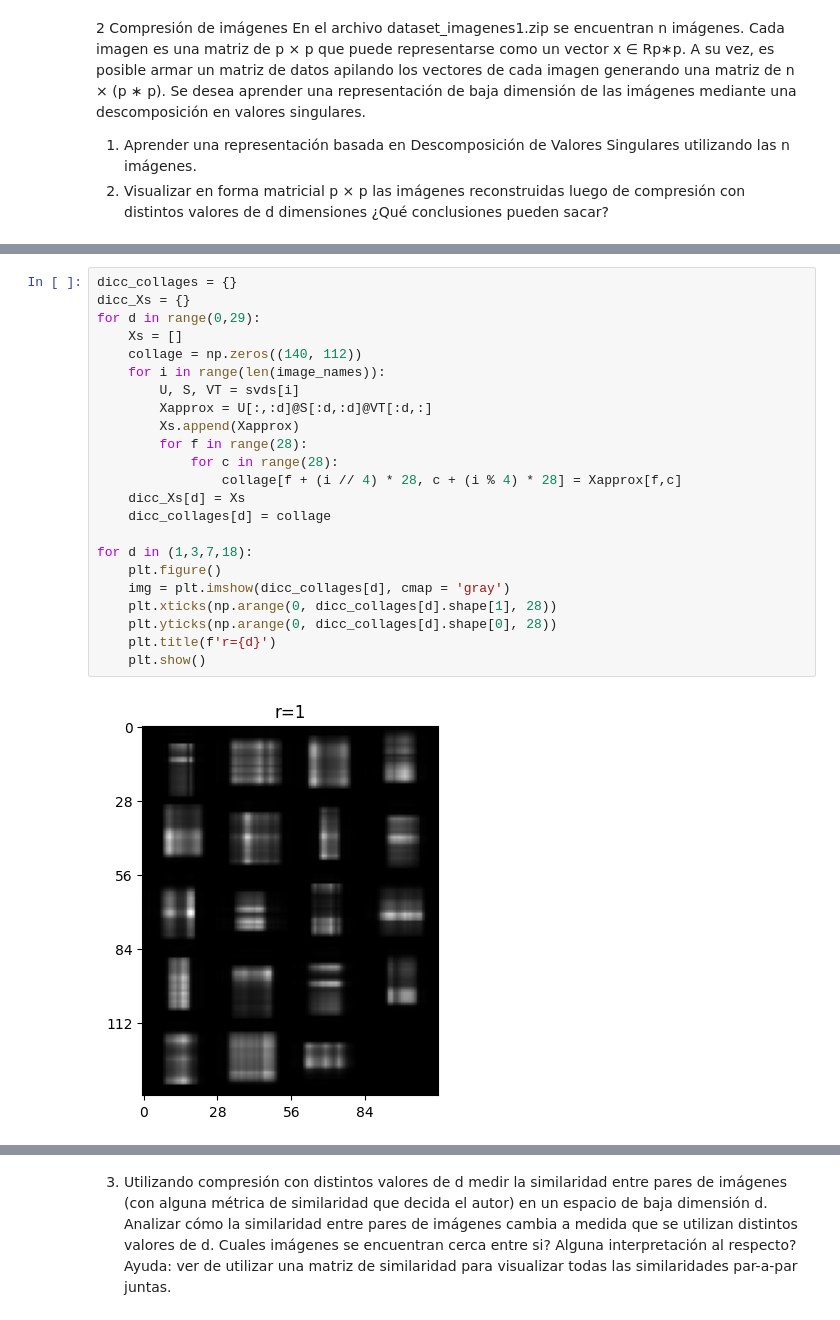
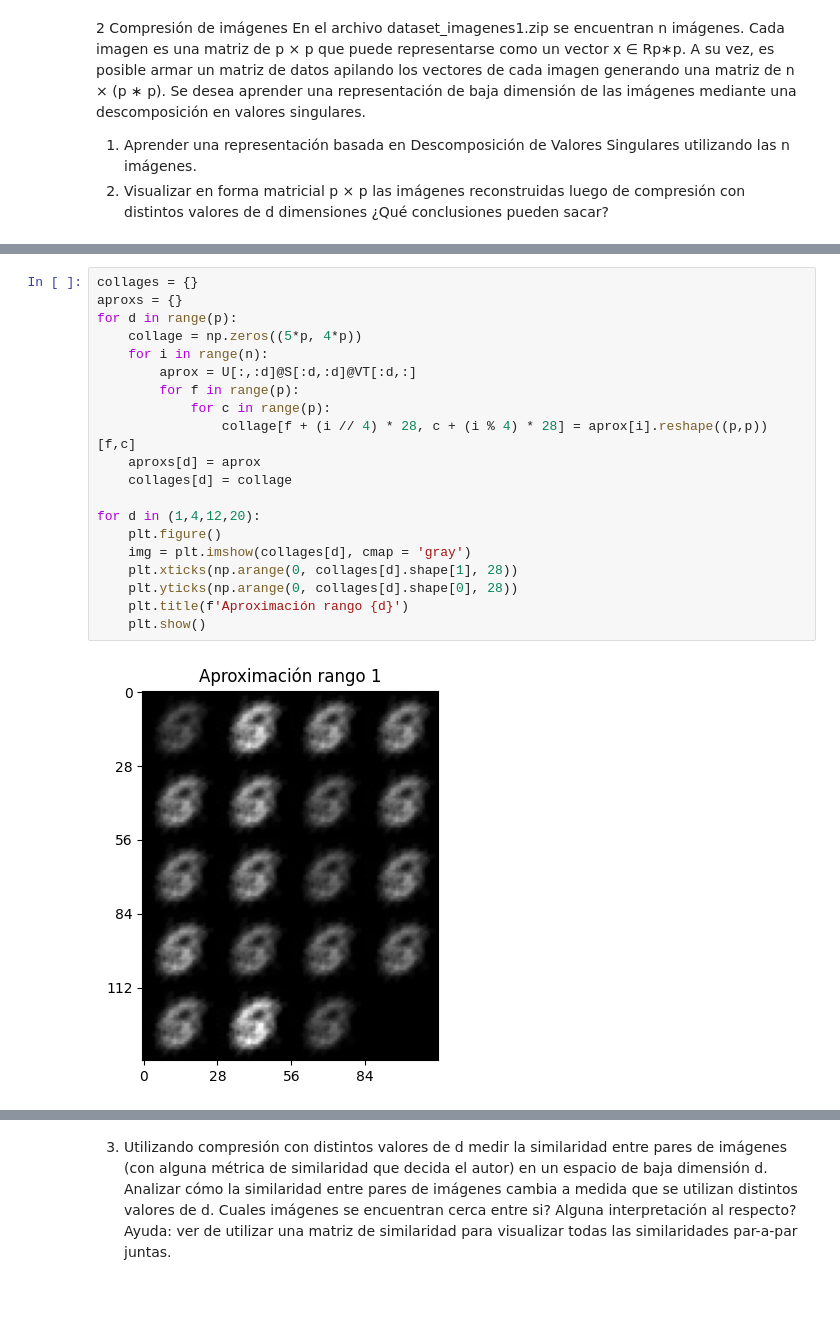
Before and after one commit to BrunoDC-dev/Metodos-numericos-2, a Jupyter notebook: TP3/p2.ipynb, the cells around one changed output, grey strips where cells are left out. Saved outputs shown, nothing was run; the diff lists cells and outputs as text.

```diff
--- a/TP3/p2.ipynb
+++ b/TP3/p2.ipynb
@@ -42,25 +47,22 @@ plt.show()
 # %%
-dicc_collages = {}
-dicc_Xs = {}
-for d in range(0,29):
-    Xs = []
-    collage = np.zeros((140, 112))
-    for i in range(len(image_names)):
-        U, S, VT = svds[i]
-        Xapprox = U[:,:d]@S[:d,:d]@VT[:d,:]
-        Xs.append(Xapprox)
-        for f in range(28):
-            for c in range(28):
-                collage[f + (i // 4) * 28, c + (i % 4) * 28] = Xapprox[f,c]
-    dicc_Xs[d] = Xs
-    dicc_collages[d] = collage
+collages = {}
+aproxs = {}
+for d in range(p):
+    collage = np.zeros((5*p, 4*p))
+    for i in range(n):
+        aprox = U[:,:d]@S[:d,:d]@VT[:d,:]
+        for f in range(p):
+            for c in range(p):
+                collage[f + (i // 4) * 28, c + (i % 4) * 28] = aprox[i].reshape((p,p))[f,c]
+    aproxs[d] = aprox
+    collages[d] = collage
 
-for d in (1,3,7,18):
+for d in (1,4,12,20):
     plt.figure()
-    img = plt.imshow(dicc_collages[d], cmap = 'gray')
-    plt.xticks(np.arange(0, dicc_collages[d].shape[1], 28))
-    plt.yticks(np.arange(0, dicc_collages[d].shape[0], 28))
-    plt.title(f'r={d}')
+    img = plt.imshow(collages[d], cmap = 'gray')
+    plt.xticks(np.arange(0, collages[d].shape[1], 28))
+    plt.yticks(np.arange(0, collages[d].shape[0], 28))
+    plt.title(f'Aproximación rango {d}')
     plt.show()
 # %% [output]
-[figure, old version]
+[figure, new version]
```
Also changed, not shown: parts of 8 cells of this notebook.
